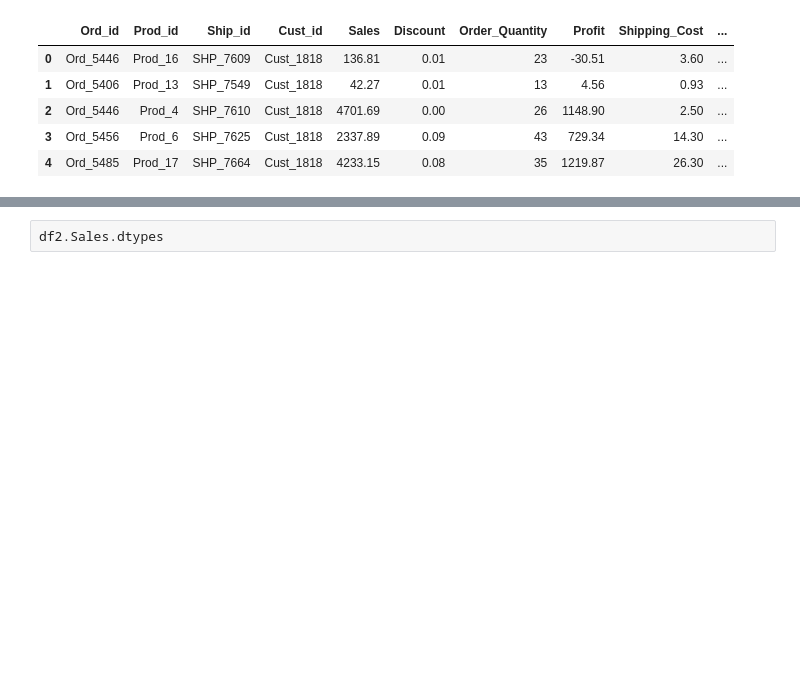
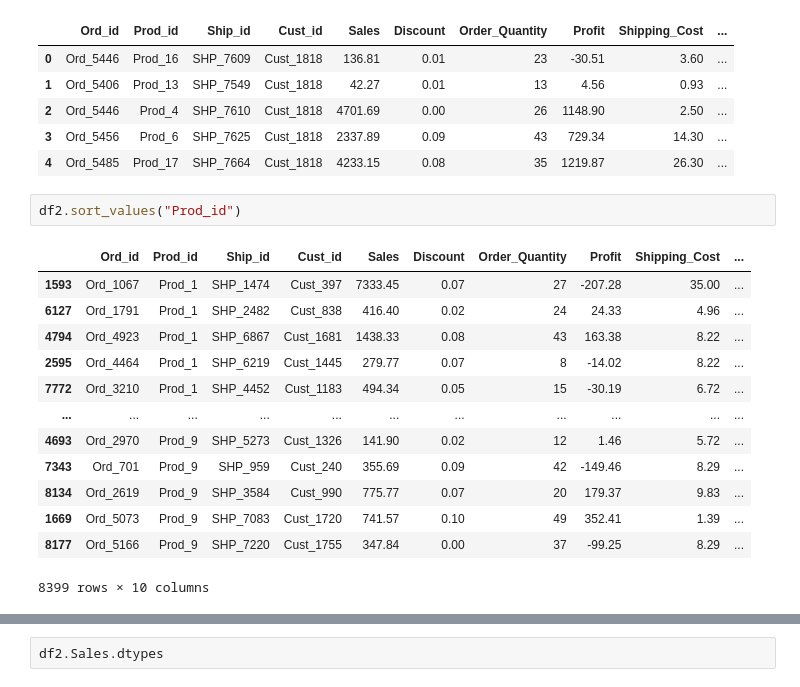
Before and after one commit to Ertugrul-Kurubal/Database-Modelling-And-Design, a Jupyter notebook: Project/E-Commerce/data_analysis.ipynb, the cells around one changed output, grey strips where cells are left out. Drawn from its saved outputs; the diff is of its cells as text; blank space fills up the shorter version.

```diff
--- a/Project/E-Commerce/data_analysis.ipynb
+++ b/Project/E-Commerce/data_analysis.ipynb
@@ -21,3 +21,19 @@ df2.head()
 | 2 | Ord_5446 | Prod_4 | SHP_7610 | Cust_1818 | 4701.69 | 0.00 | 26 | 1148.90 | 2.50 | ... |
 | 3 | Ord_5456 | Prod_6 | SHP_7625 | Cust_1818 | 2337.89 | 0.09 | 43 | 729.34 | 14.30 | ... |
 | 4 | Ord_5485 | Prod_17 | SHP_7664 | Cust_1818 | 4233.15 | 0.08 | 35 | 1219.87 | 26.30 | ... |
+# %%
+df2.sort_values("Prod_id")
+# %% [output]
+|  | Ord_id | Prod_id | Ship_id | Cust_id | Sales | Discount | Order_Quantity | Profit | Shipping_Cost | ... |
+| 1593 | Ord_1067 | Prod_1 | SHP_1474 | Cust_397 | 7333.45 | 0.07 | 27 | -207.28 | 35.00 | ... |
+| 6127 | Ord_1791 | Prod_1 | SHP_2482 | Cust_838 | 416.40 | 0.02 | 24 | 24.33 | 4.96 | ... |
+| 4794 | Ord_4923 | Prod_1 | SHP_6867 | Cust_1681 | 1438.33 | 0.08 | 43 | 163.38 | 8.22 | ... |
+| 2595 | Ord_4464 | Prod_1 | SHP_6219 | Cust_1445 | 279.77 | 0.07 | 8 | -14.02 | 8.22 | ... |
+| 7772 | Ord_3210 | Prod_1 | SHP_4452 | Cust_1183 | 494.34 | 0.05 | 15 | -30.19 | 6.72 | ... |
+| ... | ... | ... | ... | ... | ... | ... | ... | ... | ... | ... |
+| 4693 | Ord_2970 | Prod_9 | SHP_5273 | Cust_1326 | 141.90 | 0.02 | 12 | 1.46 | 5.72 | ... |
+| 7343 | Ord_701 | Prod_9 | SHP_959 | Cust_240 | 355.69 | 0.09 | 42 | -149.46 | 8.29 | ... |
+| 8134 | Ord_2619 | Prod_9 | SHP_3584 | Cust_990 | 775.77 | 0.07 | 20 | 179.37 | 9.83 | ... |
+| 1669 | Ord_5073 | Prod_9 | SHP_7083 | Cust_1720 | 741.57 | 0.10 | 49 | 352.41 | 1.39 | ... |
+| 8177 | Ord_5166 | Prod_9 | SHP_7220 | Cust_1755 | 347.84 | 0.00 | 37 | -99.25 | 8.29 | ... |
+8399 rows × 10 columns
```
Also changed, not shown: parts of 2 cells of this notebook.
